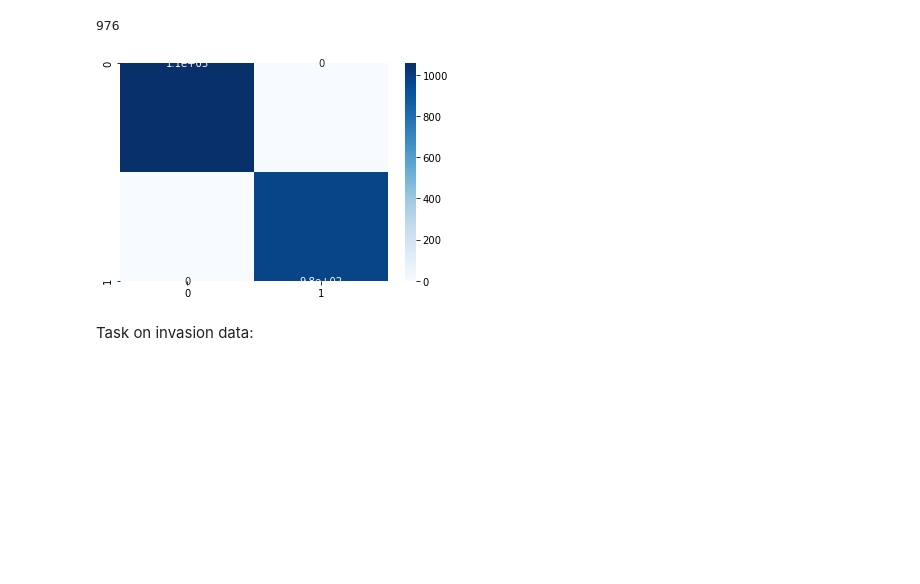
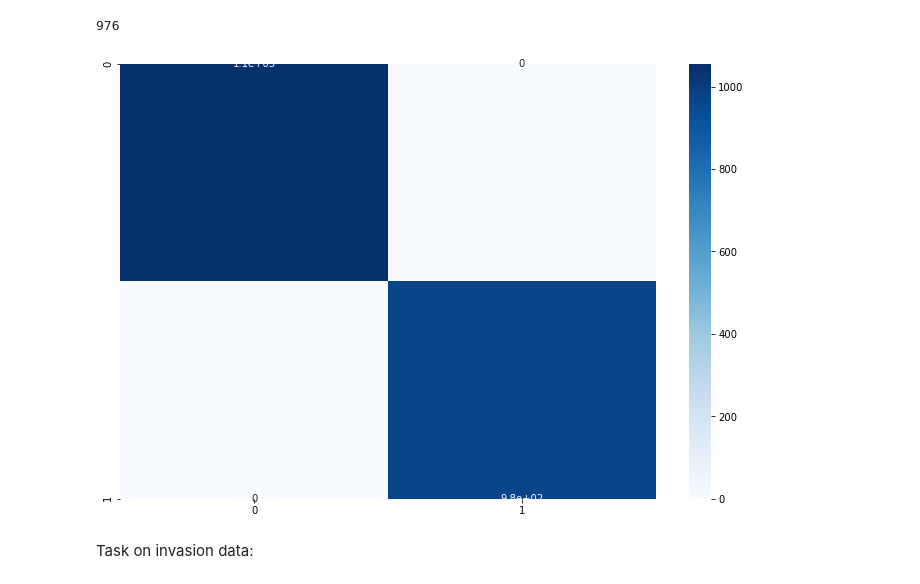
Before and after one commit to Leoberium/ML, a Jupyter notebook: Stepik: Data Science Introduction/Part3.ipynb, the cells around one changed output. Drawn from its saved outputs; the diff is of its cells as text; code cells hidden in the pictures; blank space fills up the shorter version.

```diff
--- a/Stepik: Data Science Introduction/Part3.ipynb
+++ b/Stepik: Data Science Introduction/Part3.ipynb
@@ -260,11 +260,13 @@ from sklearn.metrics import confusion_matrix
 # %%
 cm = confusion_matrix(
     pd.read_csv('testing_y_mush.csv'),
     y_pred
 )
-ax = sns.heatmap(cm, annot=True, cmap='Blues')
+plt.figure(figsize=(12, 8))
+sns.heatmap(cm, annot=True, cmap='Blues')
+plt.show()
 # %% [output]
-[figure, old version]
+[figure, new version]
 # %% [markdown]
 Task on invasion data:
 # %%
```
Also changed, not shown: parts of 7 cells of this notebook.
